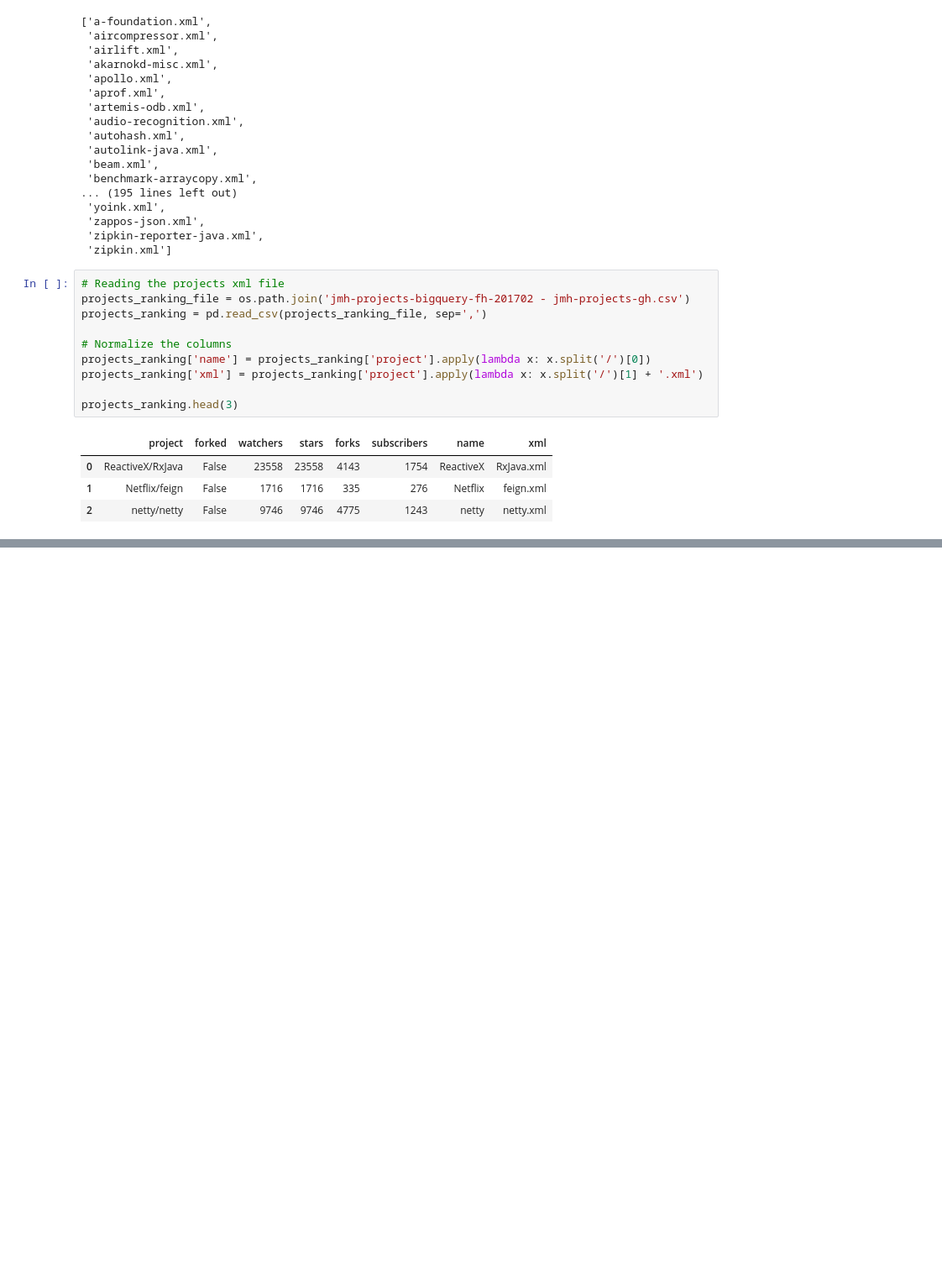
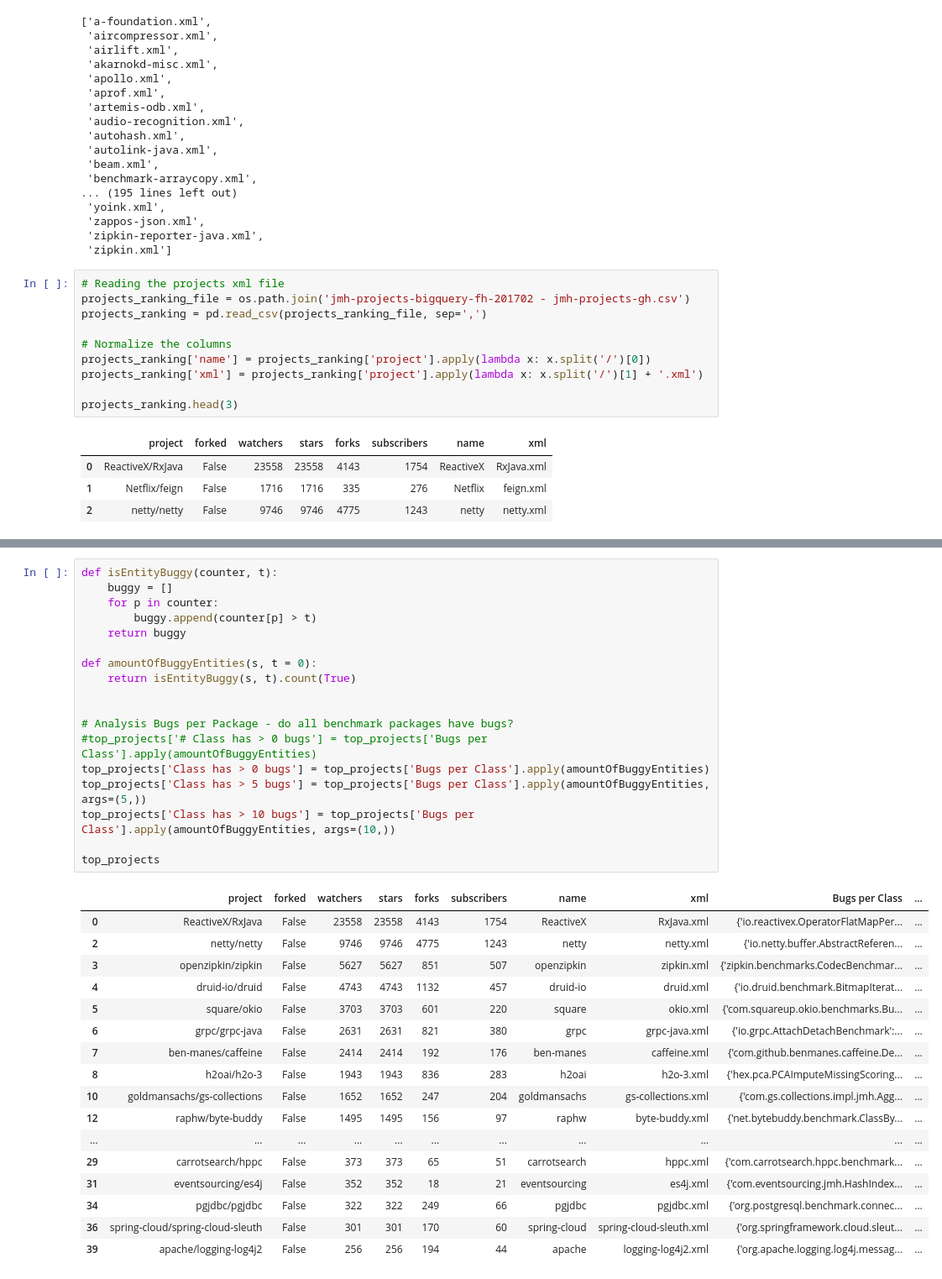
Before and after one commit to DiegoEliasCosta/spotjmhbugs, a Jupyter notebook: script/bugs-distribution-analysis.ipynb, the cells around one changed output, grey strips where cells are left out. Shown at 84% size. Cells and saved outputs as stored; diff of their text form; blank space fills up the shorter version.

```diff
--- a/script/bugs-distribution-analysis.ipynb
+++ b/script/bugs-distribution-analysis.ipynb
@@ -127,0 +135,36 @@ top_projects
+# %%
+def isEntityBuggy(counter, t):
+    buggy = []
+    for p in counter:
+        buggy.append(counter[p] > t)
+    return buggy
+
+def amountOfBuggyEntities(s, t = 0):
+    return isEntityBuggy(s, t).count(True)
+
+
+# Analysis Bugs per Package - do all benchmark packages have bugs?
+#top_projects['# Class has > 0 bugs'] = top_projects['Bugs per Class'].apply(amountOfBuggyEntities)
+top_projects['Class has > 0 bugs'] = top_projects['Bugs per Class'].apply(amountOfBuggyEntities)
+top_projects['Class has > 5 bugs'] = top_projects['Bugs per Class'].apply(amountOfBuggyEntities, args=(5,))
+top_projects['Class has > 10 bugs'] = top_projects['Bugs per Class'].apply(amountOfBuggyEntities, args=(10,))
+
+top_projects
+# %% [output]
+|  | project | forked | watchers | stars | forks | subscribers | name | xml | Bugs per Class | ... |
+| 0 | ReactiveX/RxJava | False | 23558 | 23558 | 4143 | 1754 | ReactiveX | RxJava.xml | {'io.reactivex.OperatorFlatMapPer... | ... |
+| 2 | netty/netty | False | 9746 | 9746 | 4775 | 1243 | netty | netty.xml | {'io.netty.buffer.AbstractReferen... | ... |
+| 3 | openzipkin/zipkin | False | 5627 | 5627 | 851 | 507 | openzipkin | zipkin.xml | {'zipkin.benchmarks.CodecBenchmar... | ... |
+| 4 | druid-io/druid | False | 4743 | 4743 | 1132 | 457 | druid-io | druid.xml | {'io.druid.benchmark.BitmapIterat... | ... |
+| 5 | square/okio | False | 3703 | 3703 | 601 | 220 | square | okio.xml | {'com.squareup.okio.benchmarks.Bu... | ... |
+| 6 | grpc/grpc-java | False | 2631 | 2631 | 821 | 380 | grpc | grpc-java.xml | {'io.grpc.AttachDetachBenchmark':... | ... |
+| 7 | ben-manes/caffeine | False | 2414 | 2414 | 192 | 176 | ben-manes | caffeine.xml | {'com.github.benmanes.caffeine.De... | ... |
+| 8 | h2oai/h2o-3 | False | 1943 | 1943 | 836 | 283 | h2oai | h2o-3.xml | {'hex.pca.PCAImputeMissingScoring... | ... |
+| 10 | goldmansachs/gs-collections | False | 1652 | 1652 | 247 | 204 | goldmansachs | gs-collections.xml | {'com.gs.collections.impl.jmh.Agg... | ... |
+| 12 | raphw/byte-buddy | False | 1495 | 1495 | 156 | 97 | raphw | byte-buddy.xml | {'net.bytebuddy.benchmark.ClassBy... | ... |
+| ... | ... | ... | ... | ... | ... | ... | ... | ... | ... | ... |
+| 29 | carrotsearch/hppc | False | 373 | 373 | 65 | 51 | carrotsearch | hppc.xml | {'com.carrotsearch.hppc.benchmark... | ... |
+| 31 | eventsourcing/es4j | False | 352 | 352 | 18 | 21 | eventsourcing | es4j.xml | {'com.eventsourcing.jmh.HashIndex... | ... |
+| 34 | pgjdbc/pgjdbc | False | 322 | 322 | 249 | 66 | pgjdbc | pgjdbc.xml | {'org.postgresql.benchmark.connec... | ... |
+| 36 | spring-cloud/spring-cloud-sleuth | False | 301 | 301 | 170 | 60 | spring-cloud | spring-cloud-sleuth.xml | {'org.springframework.cloud.sleut... | ... |
+| 39 | apache/logging-log4j2 | False | 256 | 256 | 194 | 44 | apache | logging-log4j2.xml | {'org.apache.logging.log4j.messag... | ... |
```
Also changed, not shown: parts of 7 cells of this notebook.
